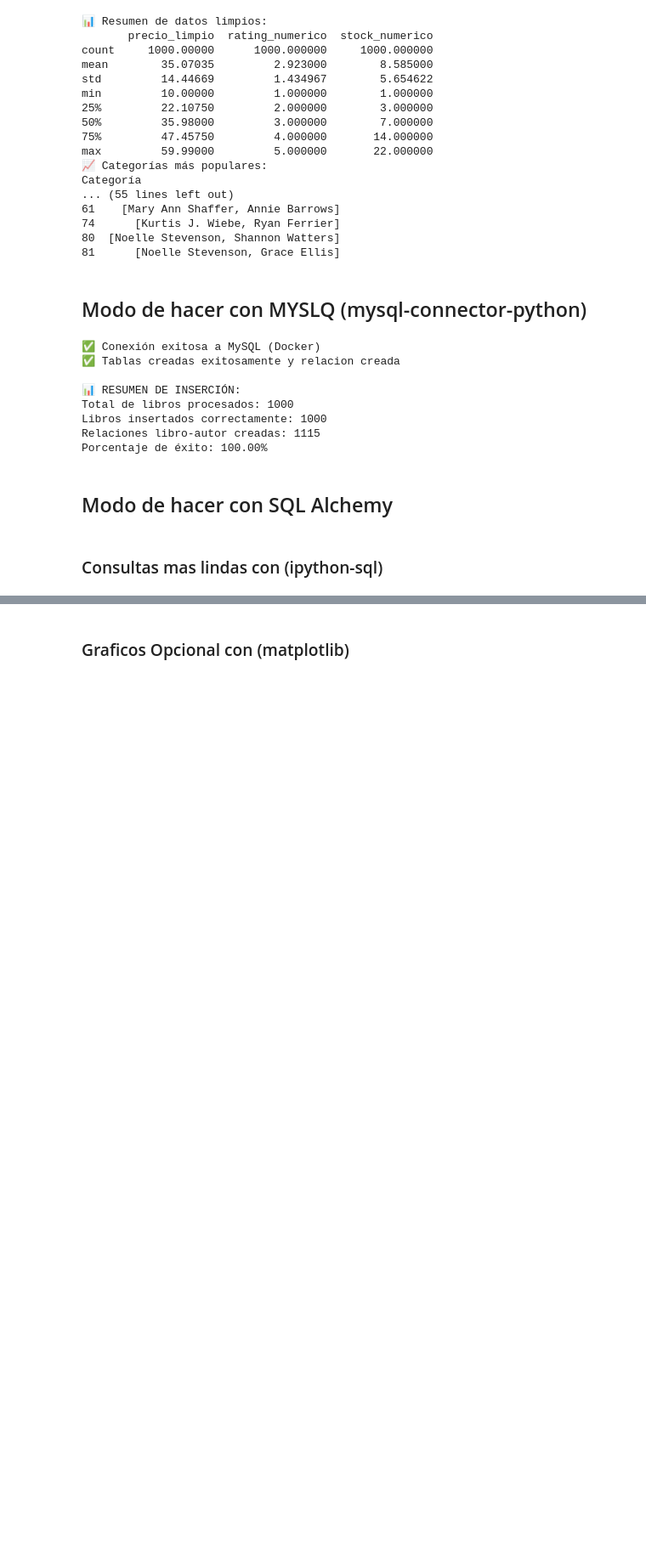
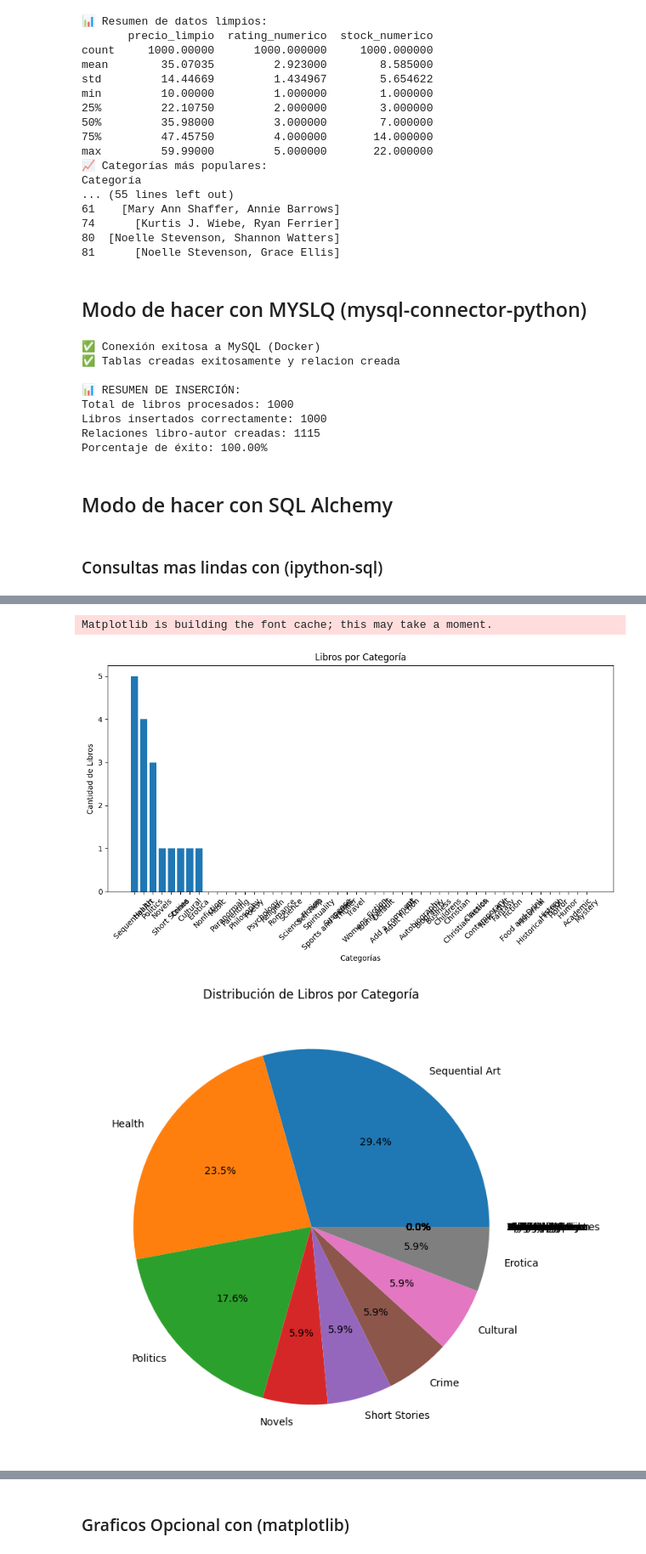
Before and after one commit to ManuCodello/WebScraping-DB, a Jupyter notebook: Codigo_2.ipynb, the cells around one changed output, grey strips where cells are left out. Shown: that part at 85% size. Drawn from its saved outputs; the diff is of its cells as text; code cells hidden in the pictures; blank space fills up the shorter version.

Commit message:
Add consultas, consultas con alchemy y pandas y graficos, graficos con matplotlib

```diff
--- a/Codigo_2.ipynb
+++ b/Codigo_2.ipynb
@@ -684,0 +709,42 @@ Autor.libros = relationship("Libro", secondary=libro_autor, back_populates="auto
+# %%
+# Celda de Jupyter para gráficos
+import pandas as pd
+import matplotlib.pyplot as plt
+import mysql.connector
+from sqlalchemy import create_engine
+
+# Conectar usando SQLAlchemy
+engine = create_engine('mysql+mysqlconnector://root:12345@localhost/libreria_books')
+
+# Consulta SQL convertida a DataFrame con Pandas
+query = """
+SELECT c.nombre as categoria, COUNT(l.id) as total_libros
+FROM categorias c
+LEFT JOIN libros l ON c.id = l.categoria_id
+GROUP BY c.nombre
+ORDER BY total_libros DESC
+"""
+
+df = pd.read_sql(query, engine)
+
+# Crear gráfico de barras
+plt.figure(figsize=(10, 6))
+plt.bar(df['categoria'], df['total_libros'])
+plt.title('Libros por Categoría')
+plt.xlabel('Categorías')
+plt.ylabel('Cantidad de Libros')
+plt.xticks(rotation=45)
+plt.tight_layout()
+plt.show()
+
+# Crear gráfico de torta
+plt.figure(figsize=(8, 8))
+plt.pie(df['total_libros'], labels=df['categoria'], autopct='%1.1f%%')
+plt.title('Distribución de Libros por Categoría')
+plt.show()
+
+print(df)
+# %% [output]
+Matplotlib is building the font cache; this may take a moment.
+[figure, added]
+[figure, added]
```
Also changed, not shown: parts of 4 cells of this notebook.
